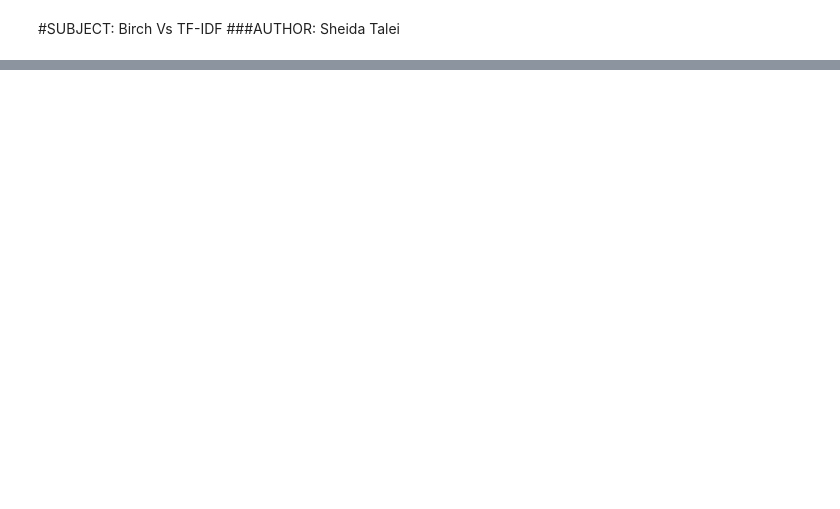
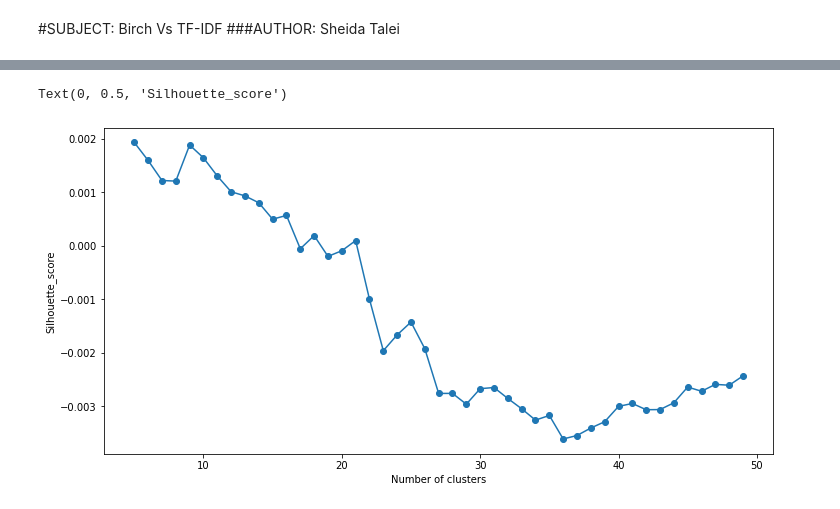
Before and after one commit to SheidaTalei/FinalProject, a Jupyter notebook: SheidaTalei_BirchVsTFIDF_FinalProject.ipynb, the cells around one changed output, grey strips where cells are left out. Cells and saved outputs as stored; diff of their text form; code cells hidden in the pictures; blank space fills up the shorter version.

```diff
--- a/SheidaTalei_BirchVsTFIDF_FinalProject.ipynb
+++ b/SheidaTalei_BirchVsTFIDF_FinalProject.ipynb
@@ -86,6 +75,6 @@ Silhouette_score:  0.0012493005980760581
 # %%
 SSE = []
-for cluster in range(1,50):
+for cluster in range(5,50):
     brc = Birch(branching_factor=5, n_clusters=cluster, threshold=0.85, compute_labels=True)
     brc.fit(X_train_vector)
     labels = brc.labels_
@@ -93,7 +82,7 @@ for cluster in range(1,50):
     print (cluster)
 
 # converting the results into a dataframe and plotting them
-frame = pd.DataFrame({'Cluster':range(1,50), 'SSE':SSE})
+frame = pd.DataFrame({'Cluster':range(5,50), 'SSE':SSE})
 plt.figure(figsize=(12,6))
 plt.plot(frame['Cluster'], frame['SSE'], marker='o')
 plt.xlabel('Number of clusters')
@@ -100,0 +109,9 @@ plt.ylabel('Silhouette_score')
+# %%
+frame = pd.DataFrame({'Cluster':range(5,50), 'SSE':SSE})
+plt.figure(figsize=(12,6))
+plt.plot(frame['Cluster'], frame['SSE'], marker='o')
+plt.xlabel('Number of clusters')
+plt.ylabel('Silhouette_score')
+# %% [output]
+Text(0, 0.5, 'Silhouette_score')
+[figure, added]
```
Also changed, not shown: parts of 7 cells of this notebook.
